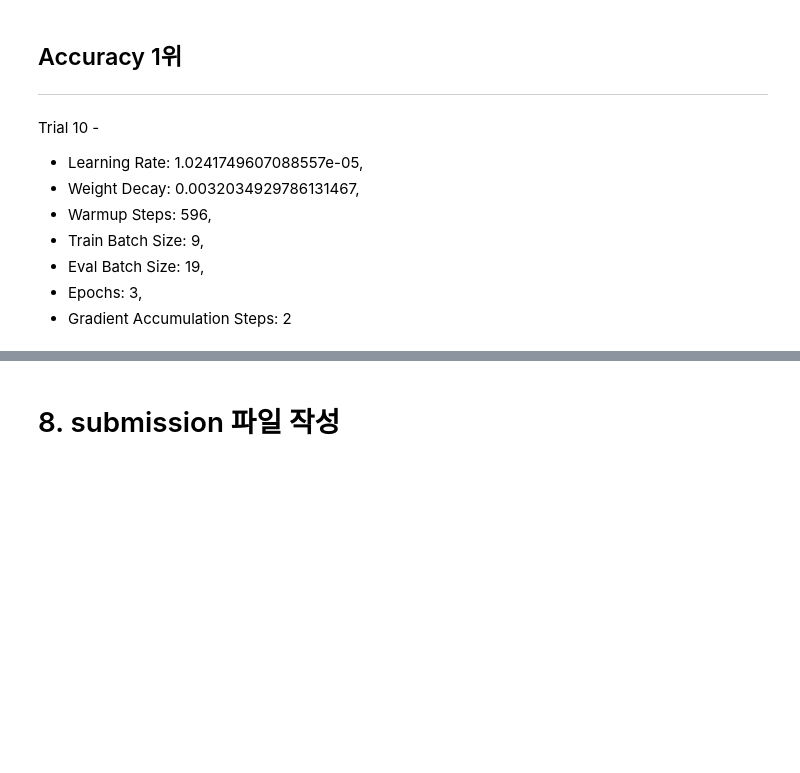
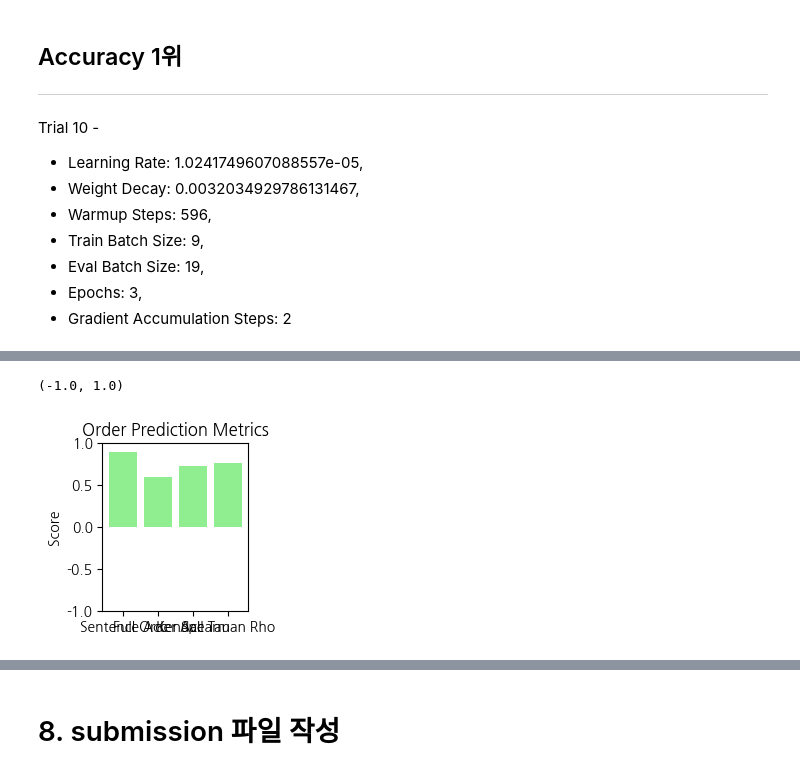
Before and after one commit to onewon1234/AI_DL_Project, a Jupyter notebook: KLUE-RoBERTa/train_paper.ipynb, the cells around one changed output, grey strips where cells are left out. Cells and saved outputs as stored; diff of their text form; code cells hidden in the pictures; blank space fills up the shorter version.

```diff
--- a/KLUE-RoBERTa/train_paper.ipynb
+++ b/KLUE-RoBERTa/train_paper.ipynb
@@ -543,0 +762,6 @@ trainer.save_model("./roberta_results/basemodel")
+# %%
+# 예측 결과 분석
+predictions = trainer.predict(val_dataset)
+preds = predictions.predictions.argmax(axis=1)
+labels = predictions.label_ids
+probs = torch.softmax(torch.tensor(predictions.predictions), dim=1)
@@ -543,0 +770,15 @@ trainer.save_model("./roberta_results/basemodel")
+# %%
+# 문장 순서 예측을 위한 추가 평가 지표 계산
+print("=== 문장 순서 예측 평가 지표 ===")
+order_metrics = compute_order_metrics(preds, labels, val_df)
+
+print(f"Sentence Accuracy: {order_metrics['sentence_accuracy']:.4f}")
+print(f"Full Order Accuracy: {order_metrics['full_order_accuracy']:.4f}")
+print(f"Kendall's Tau: {order_metrics['kendall_tau']:.4f}")
+print(f"Spearman's Rho: {order_metrics['spearman_rho']:.4f}")
+print(f"Adjacent Pair Accuracy: {order_metrics['adjacent_pair_accuracy']:.4f}")
+print(f"Long-range Pair Accuracy: {order_metrics['long_range_pair_accuracy']:.4f}")
+
+print("\n=== Position-wise Accuracy ===")
+for i, acc in enumerate(order_metrics['position_accuracy']):
+    print(f"Position {i}: {acc:.4f}")
@@ -543,0 +819,17 @@ trainer.save_model("./roberta_results/basemodel")
+# %%
+# 2. 순서 예측 지표
+plt.subplot(2, 3, 2)
+order_metric_names = ['Sentence Acc', 'Full Order Acc', 'Kendall Tau', 'Spearman Rho']
+order_metric_values = [
+    order_metrics['sentence_accuracy'],
+    order_metrics['full_order_accuracy'],
+    order_metrics['kendall_tau'],
+    order_metrics['spearman_rho']
+]
+plt.bar(order_metric_names, order_metric_values, color='lightgreen')
+plt.title('Order Prediction Metrics')
+plt.ylabel('Score')
+plt.ylim(-1, 1)
+# %% [output]
+(-1.0, 1.0)
+[figure, added]
```
Also changed, not shown: parts of 42 cells of this notebook.
